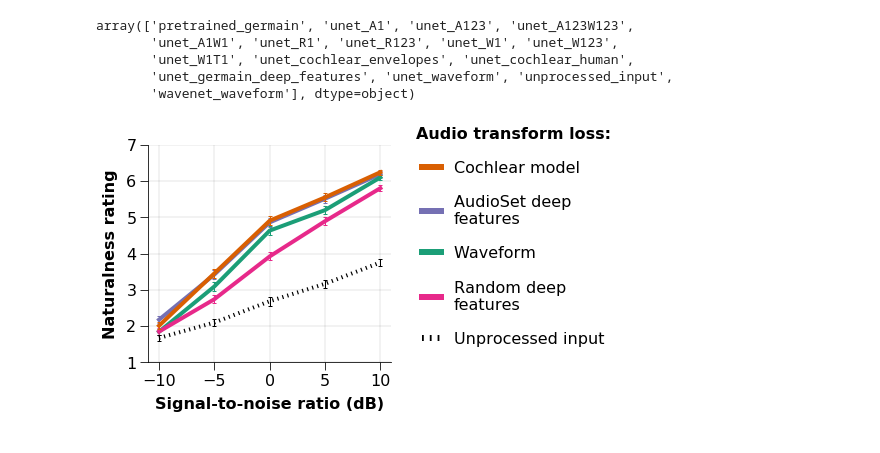
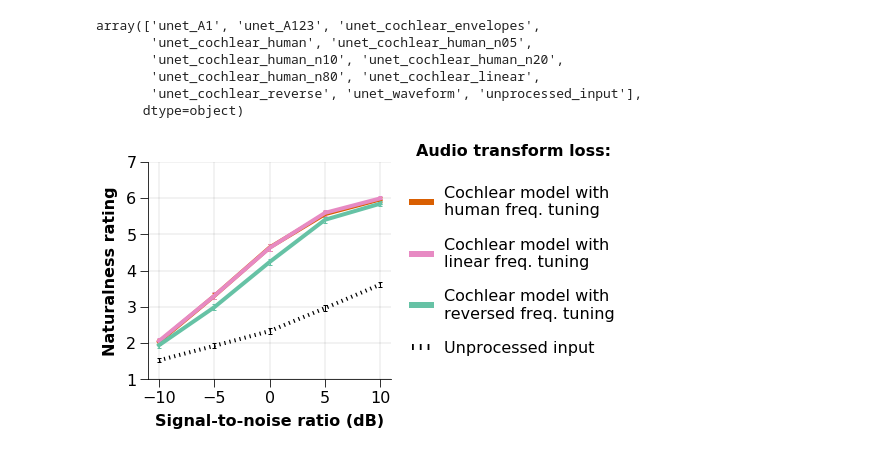
Before and after one commit to msaddler/auditory-model-denoising, a Jupyter notebook: notebook_scratch.ipynb, the cells around one changed output. Saved outputs shown, nothing was run; the diff lists cells and outputs as text; code cells hidden in the pictures.

Commit message:
mturk experiment 2 results figures and cochlear filter banks schematics

```diff
--- a/notebook_scratch.ipynb
+++ b/notebook_scratch.ipynb
@@ -10,42 +12,49 @@ import matplotlib.pyplot as plt
 pd.set_option('display.max_rows', 100)
 # %%
-df = pd.read_csv('data/mturk_experiment_1_results_interspeech2021.csv')
-# df = pd.read_csv('data/mturk_experiment_2_results_interspeech2021.csv')
-
+# df = pd.read_csv('data/mturk_experiment_1_results_interspeech2021.csv')
+df = pd.read_csv('data/mturk_experiment_2_results_interspeech2021.csv')
 
 df_tmp = df.groupby(['model', 'snr']).agg({"naturalness": ["count", "mean", "sem"]}).reset_index()
 df_tmp['model'].unique()
 # %% [output]
-array(['pretrained_germain', 'unet_A1', 'unet_A123', 'unet_A123W123',
-       'unet_A1W1', 'unet_R1', 'unet_R123', 'unet_W1', 'unet_W123',
-       'unet_W1T1', 'unet_cochlear_envelopes', 'unet_cochlear_human',
-       'unet_germain_deep_features', 'unet_waveform', 'unprocessed_input',
-       'wavenet_waveform'], dtype=object)
+array(['unet_A1', 'unet_A123', 'unet_cochlear_envelopes',
+       'unet_cochlear_human', 'unet_cochlear_human_n05',
+       'unet_cochlear_human_n10', 'unet_cochlear_human_n20',
+       'unet_cochlear_human_n80', 'unet_cochlear_linear',
+       'unet_cochlear_reverse', 'unet_waveform', 'unprocessed_input'],
+      dtype=object)
 # %%
 list_model = [
+#     'unet_cochlear_human',
+#     'unet_A123',
+#     'unet_waveform',
+#     'unet_R123',
+
     'unet_cochlear_human',
-    'unet_A123',
-    'unet_waveform',
-    'unet_R123',
-    'unprocessed_input',
-
-#     'unet_cochlear_human',
-#     'unet_cochlear_reverse',
-#     'unet_cochlear_linear',
+    'unet_cochlear_linear',
+    'unet_cochlear_reverse',
 #     'unet_cochlear_human_n05',
 #     'unet_cochlear_human_n10',
 #     'unet_cochlear_human_n20',
 #     'unet_cochlear_human_n80',
 
+    'unprocessed_input',
 ]
 
 map_kwargs_plot_update = {
-    'unet_A123': {'label': 'AudioSet deep\nfeatures', 'color': '#7570b3', 'ls': '-'},
-    'unet_R123': {'label': 'Random deep\nfeatures', 'color': '#e7298a', 'ls': '-'},
-    'unet_cochlear_human': {'label': 'Cochlear model', 'color': '#d95f02', 'ls': '-', 'zorder':10},
-    'unet_waveform': {'label': 'Waveform', 'color': '#1b9e77', 'ls': '-'},
-    'unprocessed_input': {'label': 'Unprocessed input', 'color': 'k', 'ls': '--', 'dashes': (0.3, 1)},
-}
+#     'unet_A123': {'label': 'AudioSet deep\nfeatures', 'color': '#7570b3', 'ls': '-'},
+#     'unet_R123': {'label': 'Random deep\nfeatures', 'color': '#e7298a', 'ls': '-'},
+#     'unet_cochlear_human': {'label': 'Cochlear model', 'color': '#d95f02', 'ls': '-', 'zorder':10},
+#     'unet_waveform': {'label': 'Waveform', 'color': '#1b9e77', 'ls': '-'},
+#     'unprocessed_input': {'label': 'Unprocessed input', 'color': 'k', 'ls': '--', 'dashes': (0.3, 1)},
+
+    'unet_cochlear_human': {'label': 'Cochlear model with\nhuman freq. tuning', 'color': '#d95f02', 'ls': '-'},
+    'unet_cochlear_linear': {'label': 'Cochlear model with\nlinear freq. tuning', 'color': '#e78ac3', 'ls': '-'},
+
+    'unet_cochlear_reverse': {'label': 'Cochlear model with\nreversed freq. tuning', 'color': '#66c2a5', 'ls': '-'},
+#     'unet_cochlear_human_n05': {'label': 'Cochlear model\n(only 5 freq. channels)', 'color': 'b', 'ls': '-', 'zorder':10},
+
+    'unprocessed_input': {'label': 'Unprocessed input', 'color': 'k', 'ls': '--', 'dashes': (0.3, 1)},}
 
 fig, ax_arr = plt.subplots(figsize=(8,4), nrows=1, ncols=2, gridspec_kw={'width_ratios': [3,2]})
 ax = ax_arr[0]
@@ -84,31 +93,31 @@ ax.grid(linewidth=0.1, color='k')
 for spine_key in ['top', 'right']:
     ax.spines[spine_key].set_visible(False)
 
 for spine_key in ['top', 'right', 'bottom', 'left']:
     ax_arr[1].spines[spine_key].set_visible(False)
 ax_arr[1].set_xticks([])
 ax_arr[1].set_yticks([])
 
 legend_kwargs = {
     'loc': 'center',
     'borderpad': 0,
     'borderaxespad': 0,
     'handletextpad': 0.8,
     'frameon': False,
     'handlelength': 1.2,
     'markerscale': 1.0,
     'fontsize': 16,
     'labelspacing': 1.2
 }
 
 handles, labels = ax.get_legend_handles_labels()
 handles = [h[0] for h in handles]
 leg = ax_arr[1].legend(handles, labels, **legend_kwargs)
 for legobj in leg.legendHandles:
     legobj.set_linewidth(6)
 
 ax_arr[1].set_title('Audio transform loss:', fontsize=16, fontweight='bold')
 
 plt.show()
 # %% [output]
-[figure, old version]
+[figure, new version]
```
Also changed, not shown: parts of 2 cells of this notebook.
